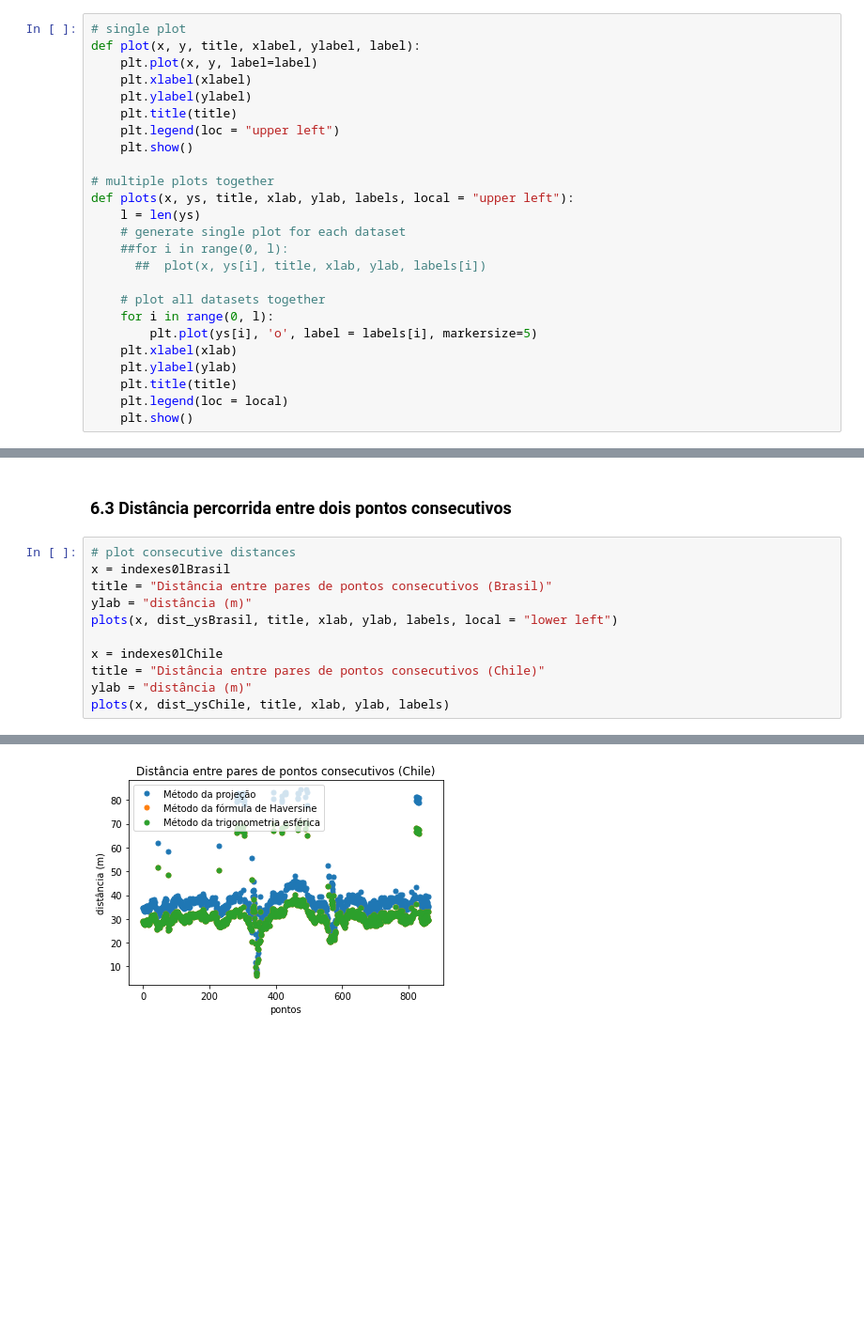
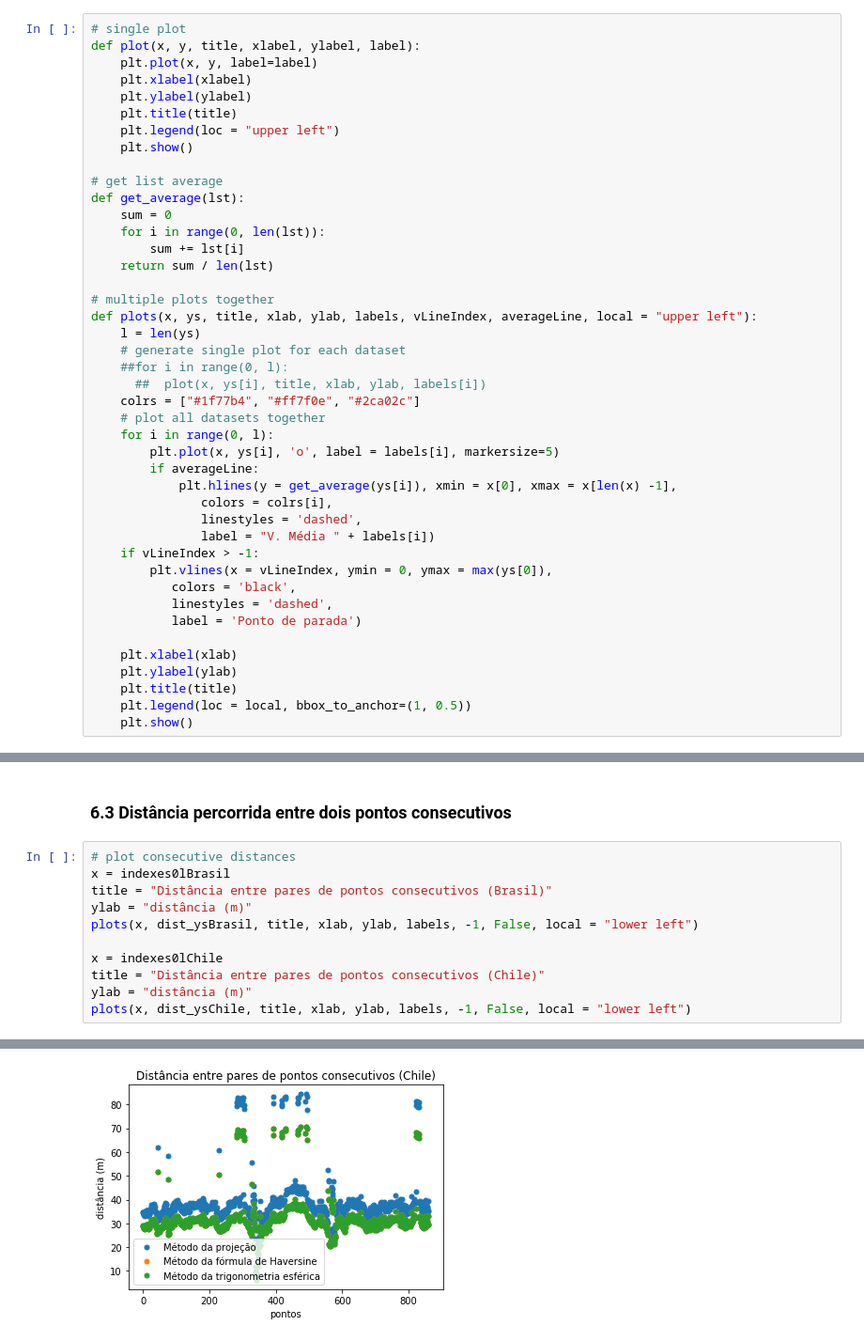
Before and after one commit to likury/EP1Modelagem, a Jupyter notebook: EP1.ipynb, the cells around one changed output, grey strips where cells are left out. Shown at 94% size. Cells and saved outputs as stored; diff of their text form; blank space fills up the shorter version.

Commit message:
-Changed location of legends \n-Added average velocity graphs\n-Added stop point vertical line

```diff
--- a/EP1.ipynb
+++ b/EP1.ipynb
@@ -329,20 +329,38 @@ def plot(x, y, title, xlabel, ylabel, label):
     plt.legend(loc = "upper left")
     plt.show()
 
+# get list average
+def get_average(lst):
+    sum = 0
+    for i in range(0, len(lst)):
+        sum += lst[i]
+    return sum / len(lst)
+
 # multiple plots together
-def plots(x, ys, title, xlab, ylab, labels, local = "upper left"):
+def plots(x, ys, title, xlab, ylab, labels, vLineIndex, averageLine, local = "upper left"):
     l = len(ys)
     # generate single plot for each dataset
     ##for i in range(0, l):
       ##  plot(x, ys[i], title, xlab, ylab, labels[i])
-
+    colrs = ["#1f77b4", "#ff7f0e", "#2ca02c"]
     # plot all datasets together
     for i in range(0, l):
-        plt.plot(ys[i], 'o', label = labels[i], markersize=5)
+        plt.plot(x, ys[i], 'o', label = labels[i], markersize=5)
+        if averageLine:
+            plt.hlines(y = get_average(ys[i]), xmin = x[0], xmax = x[len(x) -1],
+               colors = colrs[i],
+               linestyles = 'dashed',
+               label = "V. Média " + labels[i])
+    if vLineIndex > -1:
+        plt.vlines(x = vLineIndex, ymin = 0, ymax = max(ys[0]),
+           colors = 'black',
+           linestyles = 'dashed',
+           label = 'Ponto de parada')
+
     plt.xlabel(xlab)
     plt.ylabel(ylab)
     plt.title(title)
-    plt.legend(loc = local)
+    plt.legend(loc = local, bbox_to_anchor=(1, 0.5))
     plt.show()
 # %%
 v_ysChile = [v_projChile, v_havChile, v_trigChile]
@@ -401,10 +421,10 @@ plots(x, v_ysChile, title, xlab, ylab, labels, local = "lower right")
 x = indexes0lBrasil
 title = "Distância entre pares de pontos consecutivos (Brasil)"
 ylab = "distância (m)"
-plots(x, dist_ysBrasil, title, xlab, ylab, labels, local = "lower left")
+plots(x, dist_ysBrasil, title, xlab, ylab, labels, -1, False, local = "lower left")
 
 x = indexes0lChile
 title = "Distância entre pares de pontos consecutivos (Chile)"
 ylab = "distância (m)"
-plots(x, dist_ysChile, title, xlab, ylab, labels)
+plots(x, dist_ysChile, title, xlab, ylab, labels, -1, False, local = "lower left")
 # %% [output]
@@ -412,2 +432,2 @@ plots(x, dist_ysChile, title, xlab, ylab, labels)
-[figure, old version]
+[figure, new version]
 # %%
```
Also changed, not shown: parts of 6 cells of this notebook, 1 other file.
